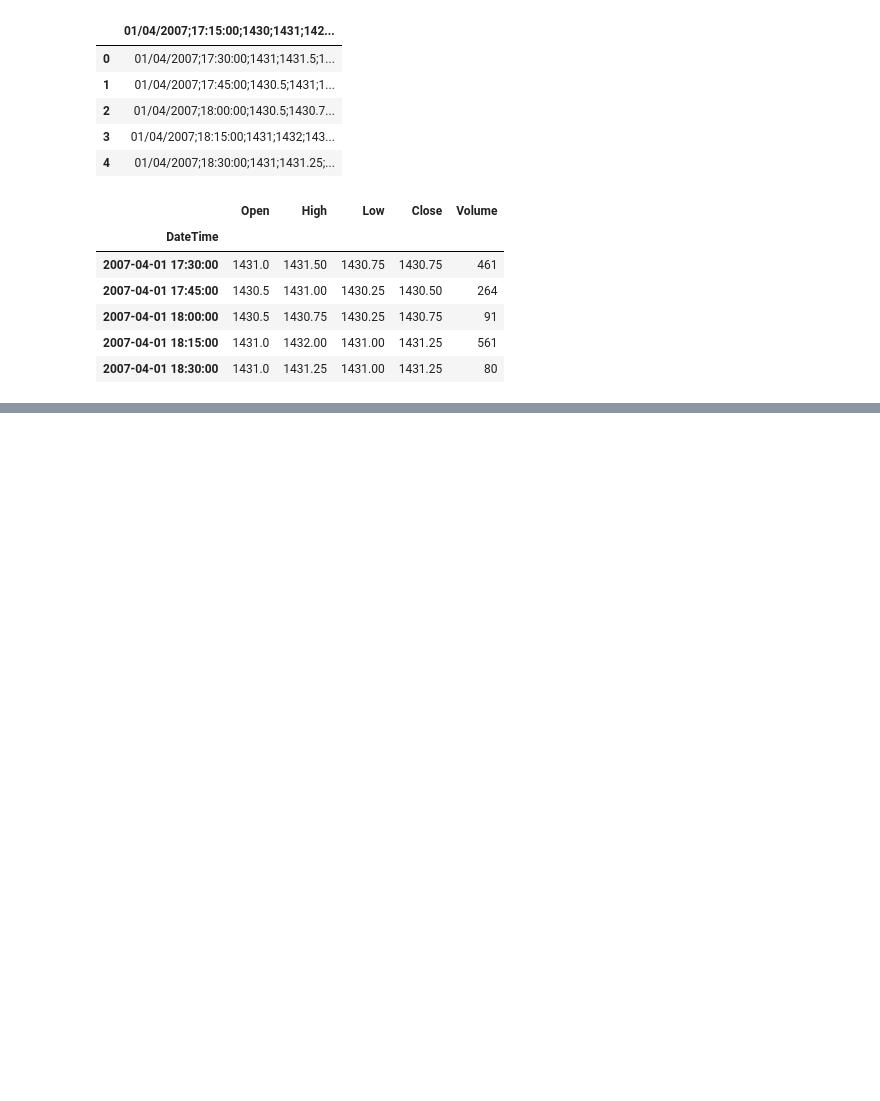
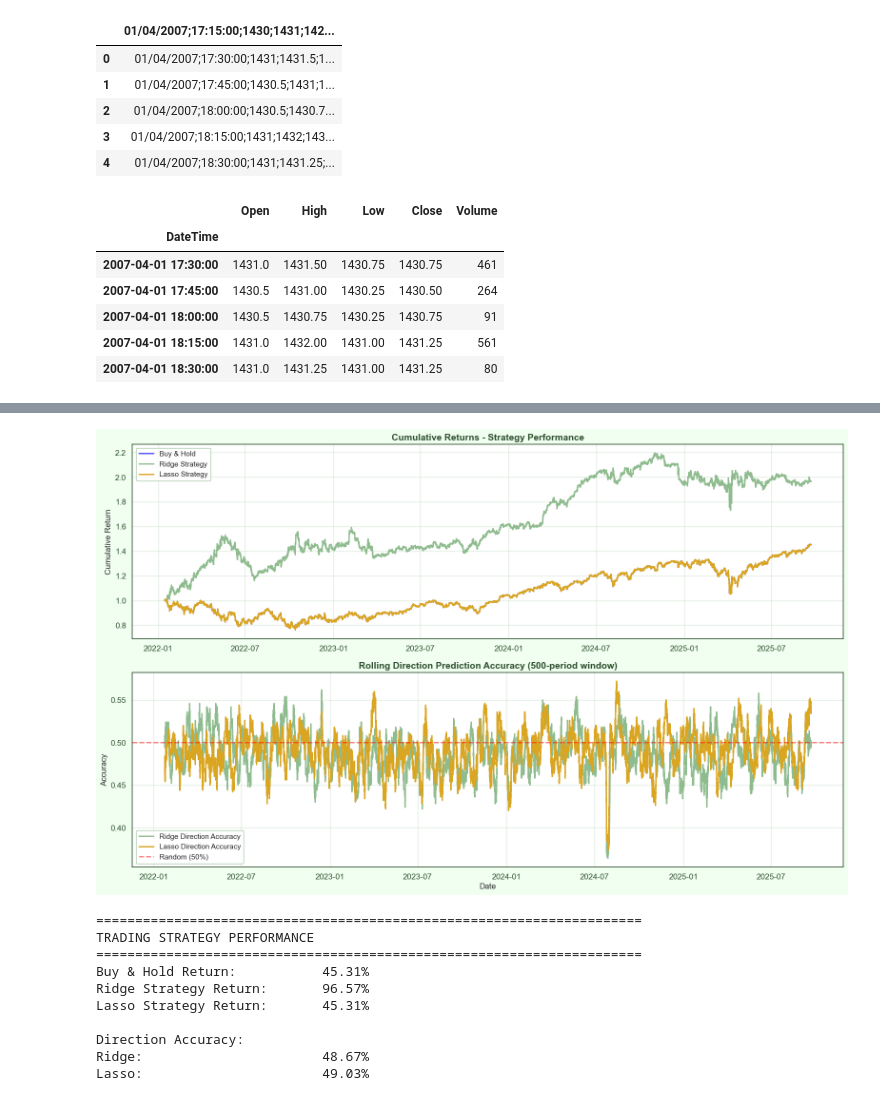
Before and after one commit to Thpow/sp500-return-15m-regression, a Jupyter notebook: project.ipynb, the cells around one changed output, grey strips where cells are left out. Saved outputs shown, nothing was run; the diff lists cells and outputs as text; code cells hidden in the pictures; blank space fills up the shorter version.

```diff
--- a/project.ipynb
+++ b/project.ipynb
@@ -76,0 +437,79 @@ spx_df.head()
+# %%
+# Trading strategy simulation: trade based on prediction sign
+test_df = pd.DataFrame({
+    'actual_return': y_test.values,
+    'predicted_return': preds,
+    'lasso_predicted': lasso_preds
+}, index=y_test.index)
+
+# Strategy: go long if predicted return > 0, short if < 0
+test_df['ridge_strategy_return'] = np.where(test_df['predicted_return'] > 0,
+                                            test_df['actual_return'],
+                                            -test_df['actual_return'])
+test_df['lasso_strategy_return'] = np.where(test_df['lasso_predicted'] > 0,
+                                            test_df['actual_return'],
+                                            -test_df['actual_return'])
+
+# Cumulative returns
+test_df['buy_hold_cumulative'] = (1 + test_df['actual_return']).cumprod()
+test_df['ridge_cumulative'] = (1 + test_df['ridge_strategy_return']).cumprod()
+test_df['lasso_cumulative'] = (1 + test_df['lasso_strategy_return']).cumprod()
+
+# Plot
+fig, axes = plt.subplots(2, 1, figsize=(16, 10))
+
+# Cumulative returns
+axes[0].plot(test_df.index, test_df['buy_hold_cumulative'],
+            label='Buy & Hold', linewidth=2, color='blue', alpha=0.7)
+axes[0].plot(test_df.index, test_df['ridge_cumulative'],
+            label='Ridge Strategy', linewidth=2, color=AI_COLORS['primary'])
+axes[0].plot(test_df.index, test_df['lasso_cumulative'],
+            label='Lasso Strategy', linewidth=2, color=AI_COLORS['gold'])
+axes[0].set_ylabel('Cumulative Return', fontsize=12)
+axes[0].set_title('Cumulative Returns - Strategy Performance', fontsize=14, fontweight='bold')
+axes[0].legend(fontsize=11)
+axes[0].grid(alpha=0.3)
+
+# Prediction accuracy over time (rolling)
+test_df['ridge_direction_correct'] = (np.sign(test_df['predicted_return']) == np.sign(test_df['actual_return'])).astype(int)
+test_df['lasso_direction_correct'] = (np.sign(test_df['lasso_predicted']) == np.sign(test_df['actual_return'])).astype(int)
+test_df['ridge_rolling_accuracy'] = test_df['ridge_direction_correct'].rolling(500).mean()
+test_df['lasso_rolling_accuracy'] = test_df['lasso_direction_correct'].rolling(500).mean()
+
+axes[1].plot(test_df.index, test_df['ridge_rolling_accuracy'],
+            label='Ridge Direction Accuracy', linewidth=2, color=AI_COLORS['primary'])
+axes[1].plot(test_df.index, test_df['lasso_rolling_accuracy'],
+            label='Lasso Direction Accuracy', linewidth=2, color=AI_COLORS['gold'])
+axes[1].axhline(0.5, color='red', linestyle='--', linewidth=2, alpha=0.5, label='Random (50%)')
+axes[1].set_xlabel('Date', fontsize=12)
+axes[1].set_ylabel('Accuracy', fontsize=12)
+axes[1].set_title('Rolling Direction Prediction Accuracy (500-period window)',
+                 fontsize=14, fontweight='bold')
+axes[1].legend(fontsize=11)
+axes[1].grid(alpha=0.3)
+
+plt.tight_layout()
+plt.show()
+
+# Summary statistics
+print("="*70)
+print("TRADING STRATEGY PERFORMANCE")
+print("="*70)
+print(f"Buy & Hold Return:        {(test_df['buy_hold_cumulative'].iloc[-1] - 1)*100:>8.2f}%")
+print(f"Ridge Strategy Return:    {(test_df['ridge_cumulative'].iloc[-1] - 1)*100:>8.2f}%")
+print(f"Lasso Strategy Return:    {(test_df['lasso_cumulative'].iloc[-1] - 1)*100:>8.2f}%")
+print(f"\nDirection Accuracy:")
+print(f"Ridge:                    {test_df['ridge_direction_correct'].mean()*100:>8.2f}%")
+print(f"Lasso:                    {test_df['lasso_direction_correct'].mean()*100:>8.2f}%")
+# %% [output]
+[figure, added]
+======================================================================
+TRADING STRATEGY PERFORMANCE
+======================================================================
+Buy & Hold Return:           45.31%
+Ridge Strategy Return:       96.57%
+Lasso Strategy Return:       45.31%
+
+Direction Accuracy:
+Ridge:                       48.67%
+Lasso:                       49.03%
```
Also changed, not shown: parts of 17 cells of this notebook.
